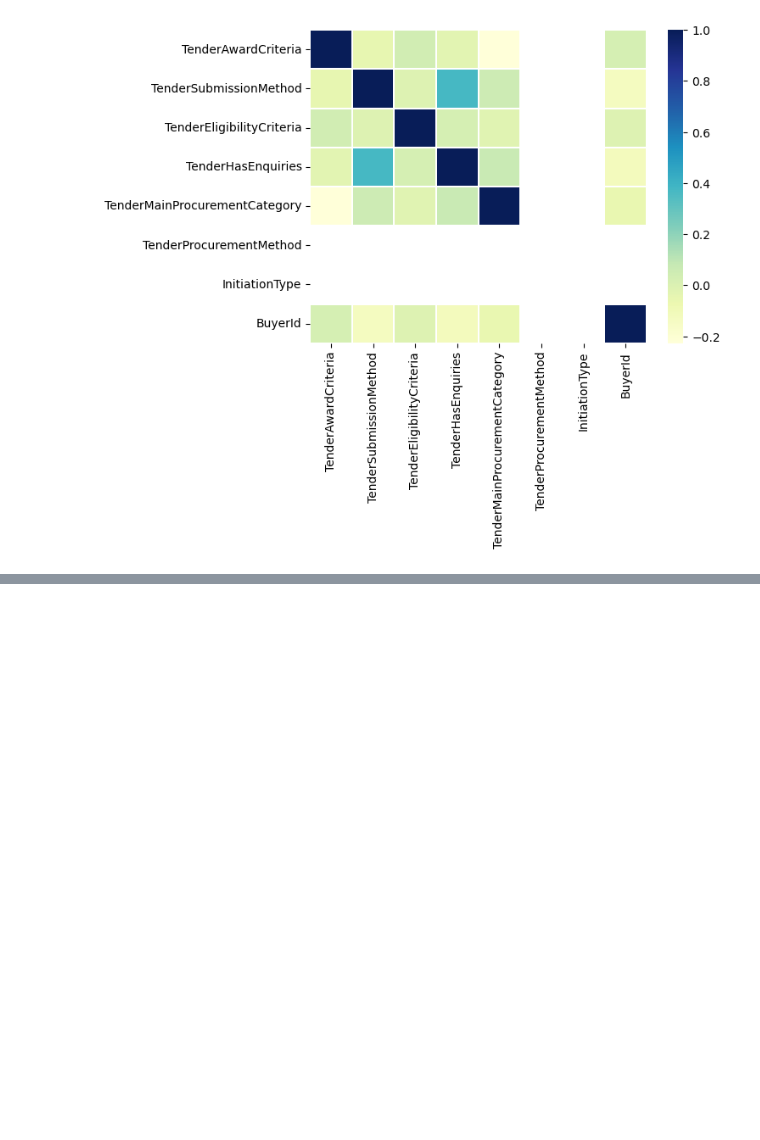
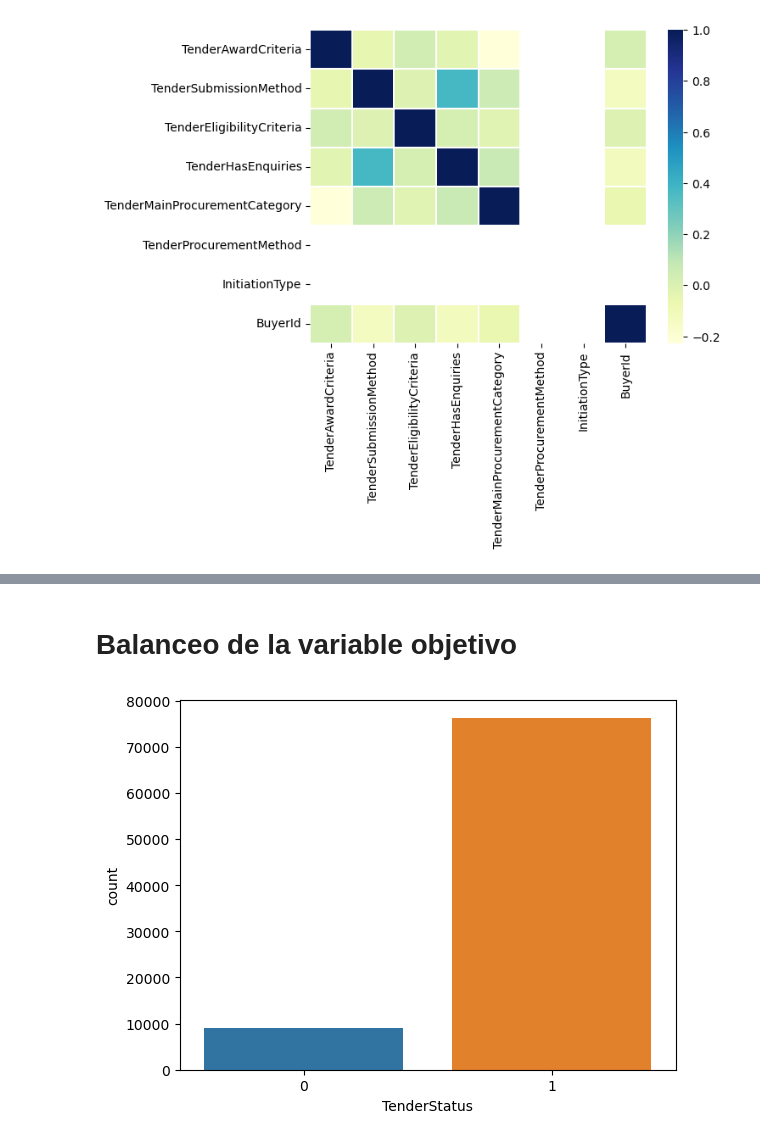
Before and after one commit to vanelo/Predecir_estado_licitacion, a Jupyter notebook: Prediccion_de_estado_de_licitacion.ipynb, the cells around one changed output, grey strips where cells are left out. Saved outputs shown, nothing was run; the diff lists cells and outputs as text; code cells hidden in the pictures; blank space fills up the shorter version.

```diff
--- a/Prediccion_de_estado_de_licitacion.ipynb
+++ b/Prediccion_de_estado_de_licitacion.ipynb
@@ -544,0 +545,3 @@ sns.lmplot(data=df, x='TenderValueAmount', y='PlanningBudgetAmountAmount', fit_r
+# %%
+# transformación con get_dummies
+df = pd.get_dummies(df, columns=['TenderAwardCriteria', 'TenderSubmissionMethod', 'TenderEligibilityCriteria', 'TenderMainProcurementCategory', 'TenderProcurementMethod', 'InitiationType', 'BuyerId'])
@@ -544,0 +564,7 @@ sns.lmplot(data=df, x='TenderValueAmount', y='PlanningBudgetAmountAmount', fit_r
+# %% [markdown]
+# Balanceo de la variable objetivo
+# %%
+# la variable target está desbalanceada
+ax = sns.countplot(x='TenderStatus', data=df)
+# %% [output]
+[figure, added]
```
Also changed, not shown: parts of 37 cells of this notebook.
